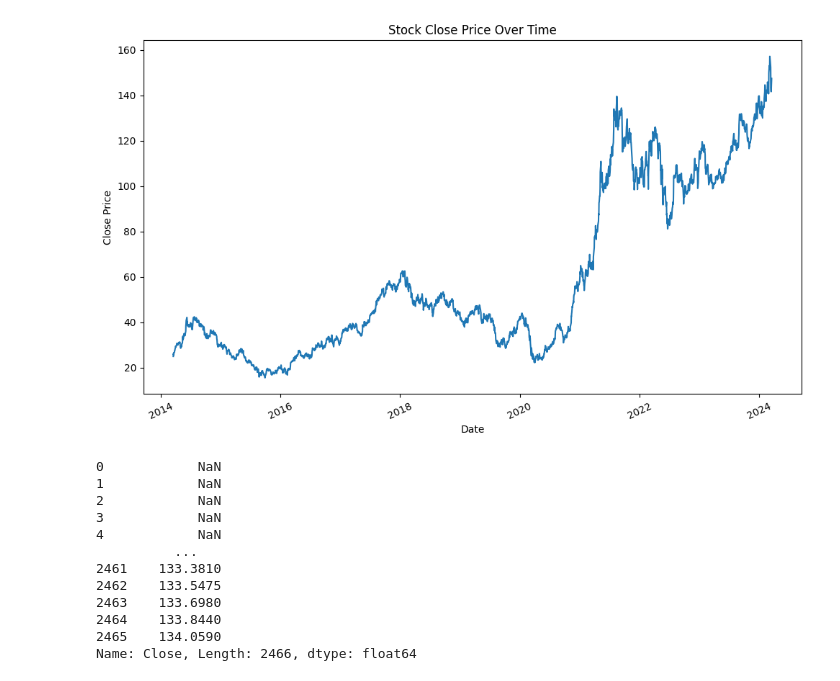
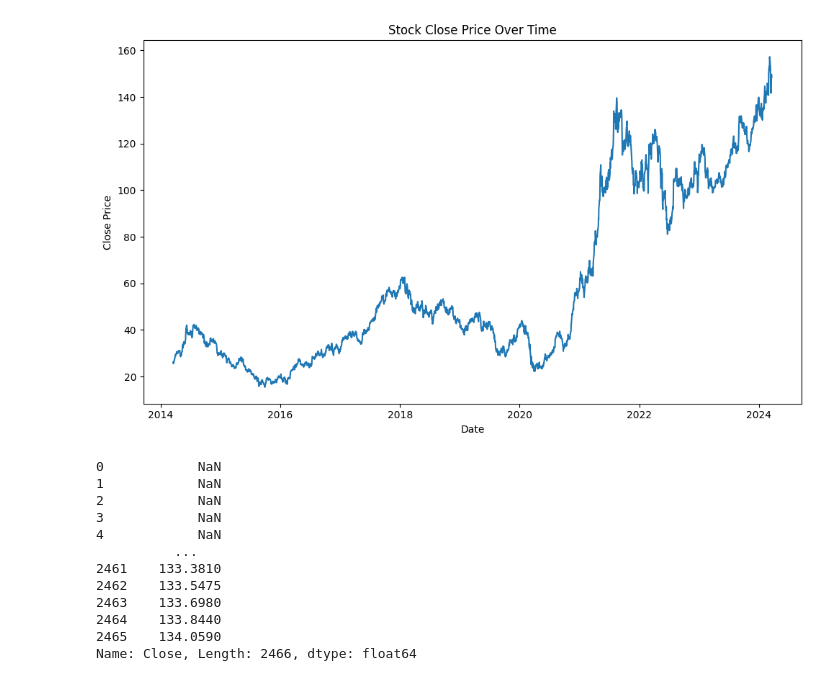
Before and after one commit to vamsi-b-m/05-Stock-Trend-Prediction, a Jupyter notebook: notebooks/data_processing.ipynb, the cells around one changed output. Drawn from its saved outputs; the diff is of its cells as text; code cells hidden in the pictures.

```diff
--- a/notebooks/data_processing.ipynb
+++ b/notebooks/data_processing.ipynb
@@ -35,22 +36,18 @@ try:
 except Exception as e:
     print(f"Exception : {e}")
 # %%
-
 import matplotlib.pyplot as plt
-import matplotlib.dates as mdates
-
 
 # Plotting
 plt.figure(figsize=(10, 6))
 plt.plot(dataset['Date'], dataset['Close'])
 plt.title('Stock Close Price Over Time')
 plt.xlabel('Date')
 plt.ylabel('Close Price')
-plt.xticks(rotation=25)  # Rotate x-axis labels for better readability
 plt.tight_layout()
 plt.show()
 # %% [output]
-[figure, old version]
+[figure, new version]
 # %%
 ma100 = dataset['Close'].rolling(100).mean()
 ma100
```
Also changed, not shown: parts of 2 cells of this notebook, 13 other files.
